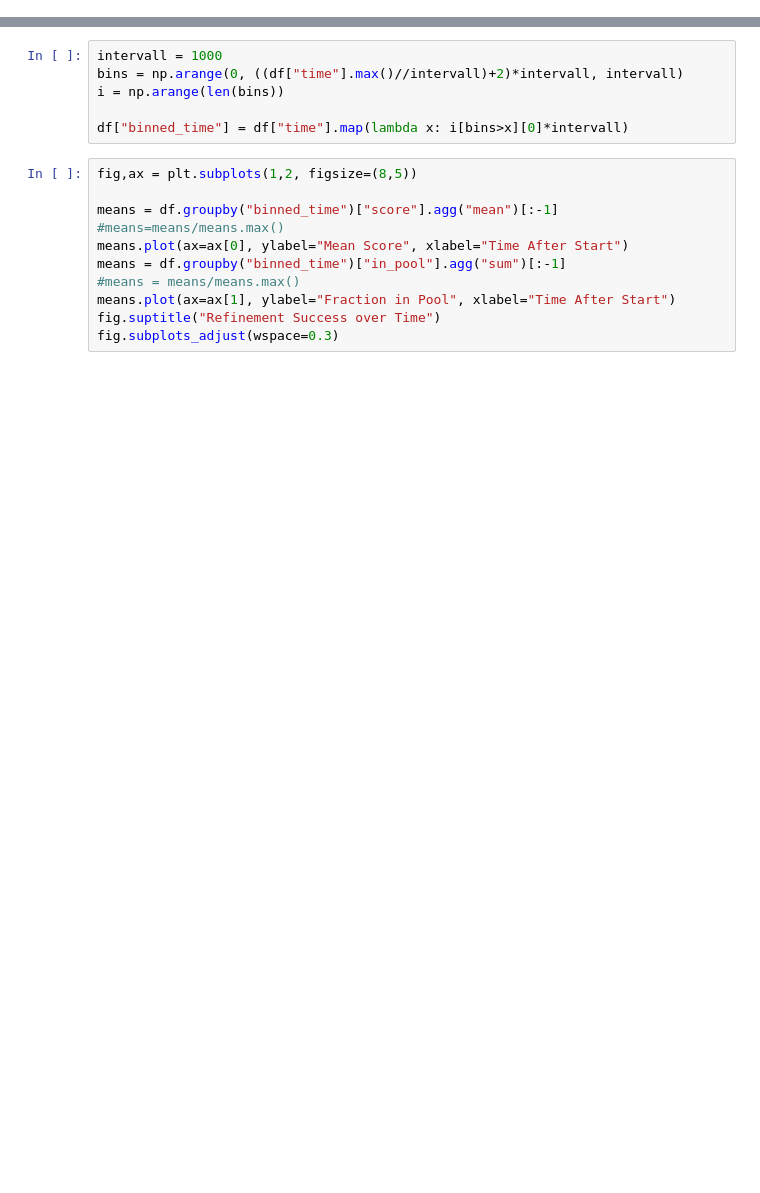
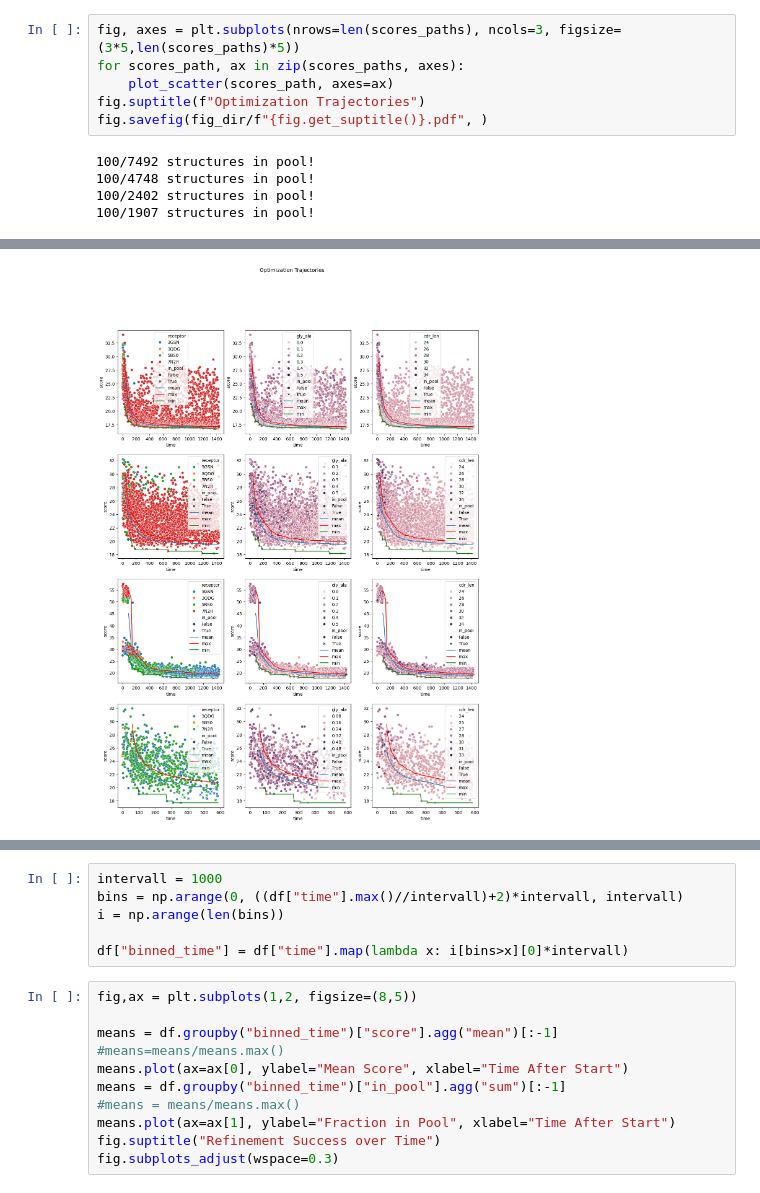
Before and after one commit to NTBiotech/flexcraft, a Jupyter notebook: notebooks/adapt/full_run_analysis.ipynb, the cells around one changed output, grey strips where cells are left out. Cells and saved outputs as stored; diff of their text form; blank space fills up the shorter version.

```diff
--- a/notebooks/adapt/full_run_analysis.ipynb
+++ b/notebooks/adapt/full_run_analysis.ipynb
@@ -17,0 +173,11 @@ print(log_dir)
+# %%
+fig, axes = plt.subplots(nrows=len(scores_paths), ncols=3, figsize=(3*5,len(scores_paths)*5))
+for scores_path, ax in zip(scores_paths, axes):
+    plot_scatter(scores_path, axes=ax)
+fig.suptitle(f"Optimization Trajectories")
+fig.savefig(fig_dir/f"{fig.get_suptitle()}.pdf", )
+# %% [output]
+100/7492 structures in pool!
+100/4748 structures in pool!
+100/2402 structures in pool!
+100/1907 structures in pool!
@@ -17,0 +201 @@ print(log_dir)
+[figure, added]
```
Also changed, not shown: parts of 21 cells of this notebook, 25 other files.
